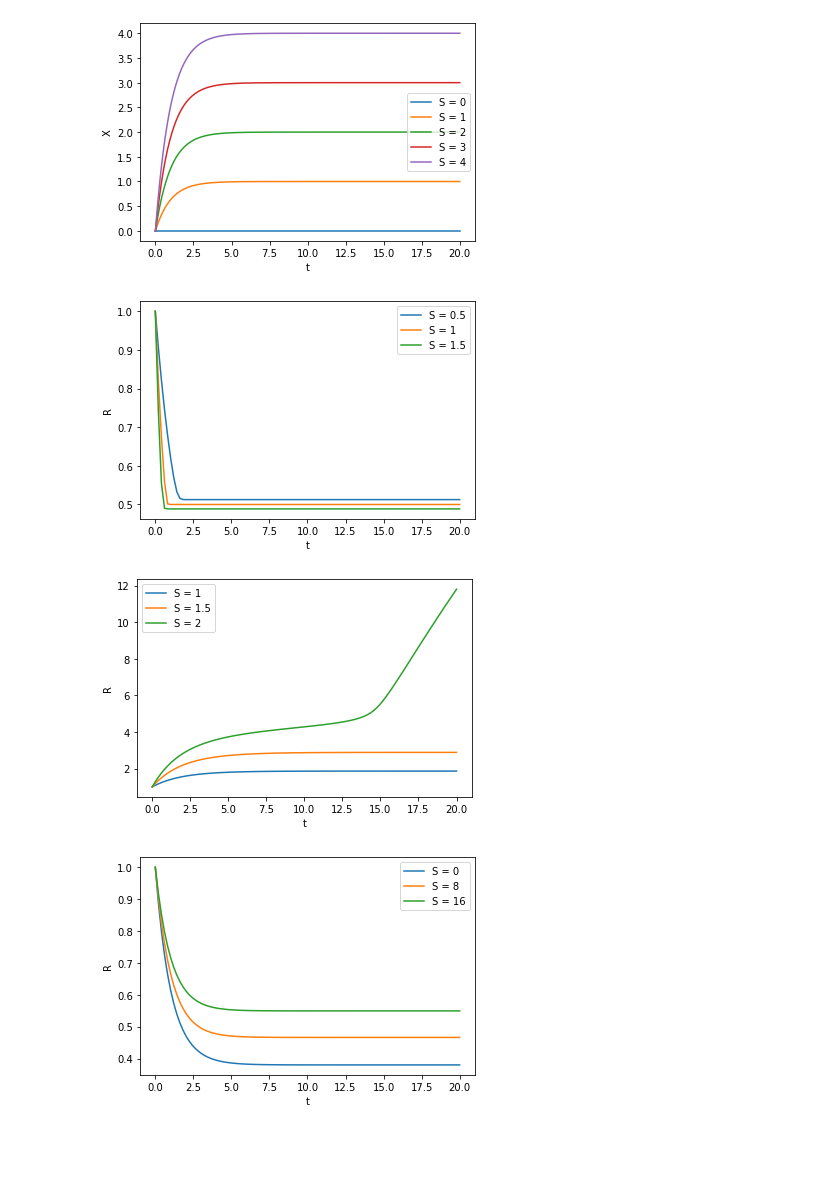
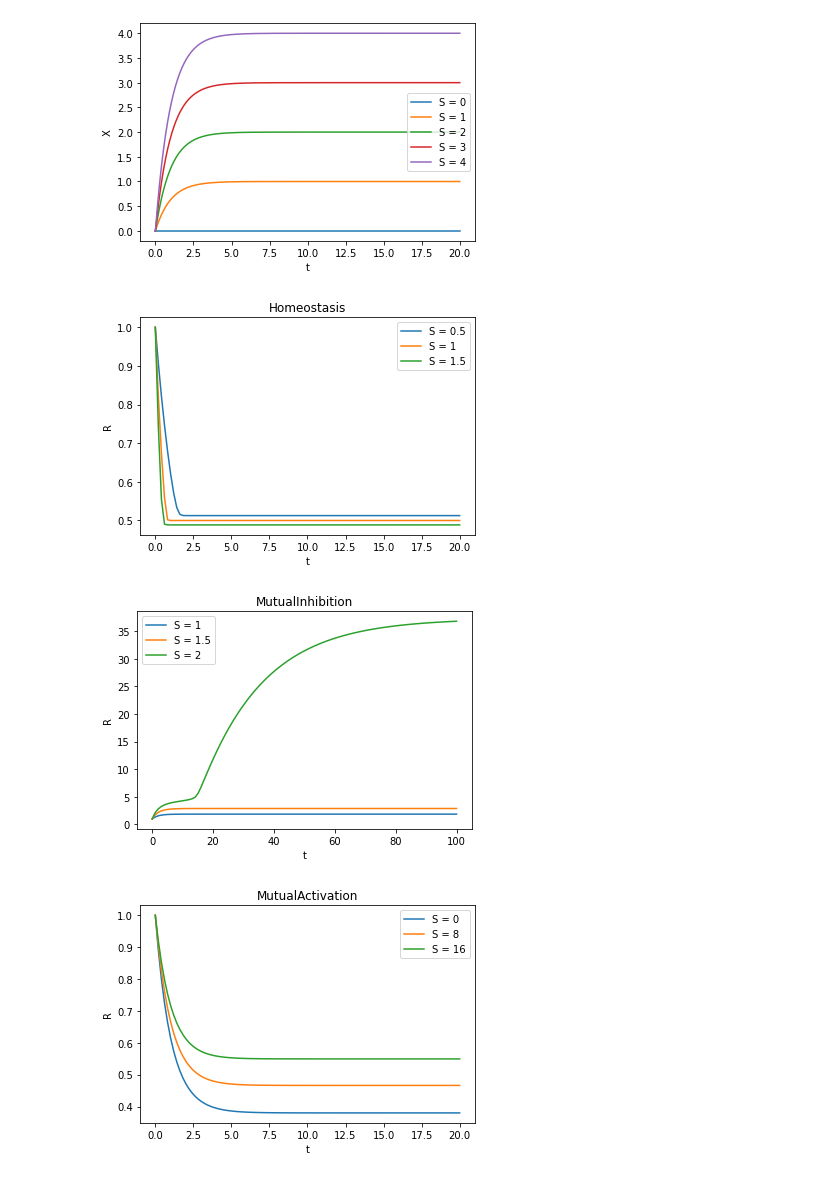
Before and after one commit to Nickvs99/ComputationalBiology, a Jupyter notebook: Set2/set2.ipynb, the cells around one changed output. Saved outputs shown, nothing was run; the diff lists cells and outputs as text; code cells hidden in the pictures; blank space fills up the shorter version.

```diff
--- a/Set2/set2.ipynb
+++ b/Set2/set2.ipynb
@@ -139,8 +86,0 @@ class MutualActivation(Feedback):
-# %%
-Homeostasis(k0=1,k2=1,k3=0.5,k4=1,J3=0.01,J4=0.01).rate_different_S((0.5,1,1.5), 20)
-MutualInhibition(k0=0,k1=1,k2=0.05,k2prime=0.5,k3=1,k4=0.2,J3=0.05,J4=0.05).rate_different_S((1,1.5,2), 20)
-MutualActivation(k0=0.4,k1=0.01,k2=1,k3=1,k4=0.2,J3=0.05,J4=0.05).rate_different_S((0,8,16), 20)
-# %% [output]
-[figure, removed]
-[figure, removed]
-[figure, removed]
@@ -146,0 +177,8 @@ MutualActivation(k0=0.4,k1=0.01,k2=1,k3=1,k4=0.2,J3=0.05,J4=0.05).rate_different
+# %%
+Homeostasis().rate_different_S((0.5,1,1.5), 20)
+MutualInhibition().rate_different_S((1,1.5,2), 100)
+MutualActivation().rate_different_S((0,8,16), 20)
+# %% [output]
+[figure, added]
+[figure, added]
+[figure, added]
```
Also changed, not shown: parts of 5 cells of this notebook.
